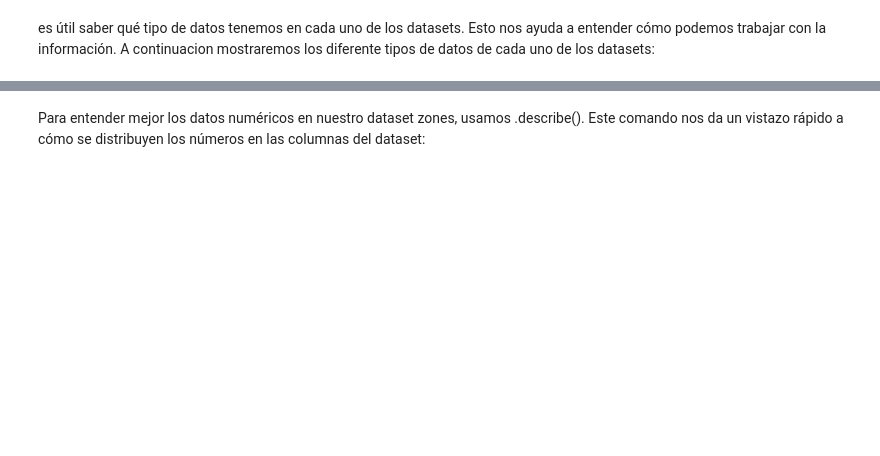
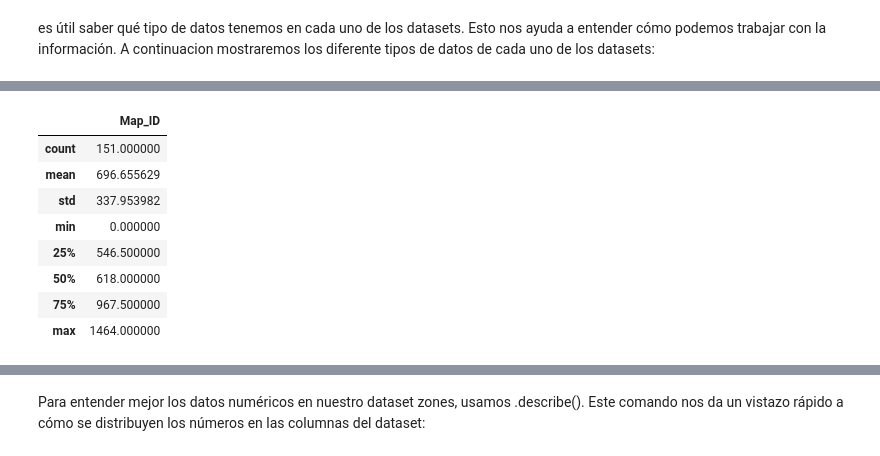
Before and after one commit to Andresilvampuero/machinwow, a Jupyter notebook: wow/notebooks/Exploracion.ipynb, the cells around one changed output, grey strips where cells are left out. Saved outputs shown, nothing was run; the diff lists cells and outputs as text; code cells hidden in the pictures; blank space fills up the shorter version.

```diff
--- a/wow/notebooks/Exploracion.ipynb
+++ b/wow/notebooks/Exploracion.ipynb
@@ -117,0 +206,3 @@ dtype: object
+# %%
+locations.describe()
+# %% [output]
@@ -118 +210,10 @@ dtype: object
+|  | Map_ID |
+| count | 151.000000 |
+| mean | 696.655629 |
+| std | 337.953982 |
+| min | 0.000000 |
+| 25% | 546.500000 |
+| 50% | 618.000000 |
+| 75% | 967.500000 |
+| max | 1464.000000 |
 # %%
```
Also changed, not shown: parts of 44 cells of this notebook.
